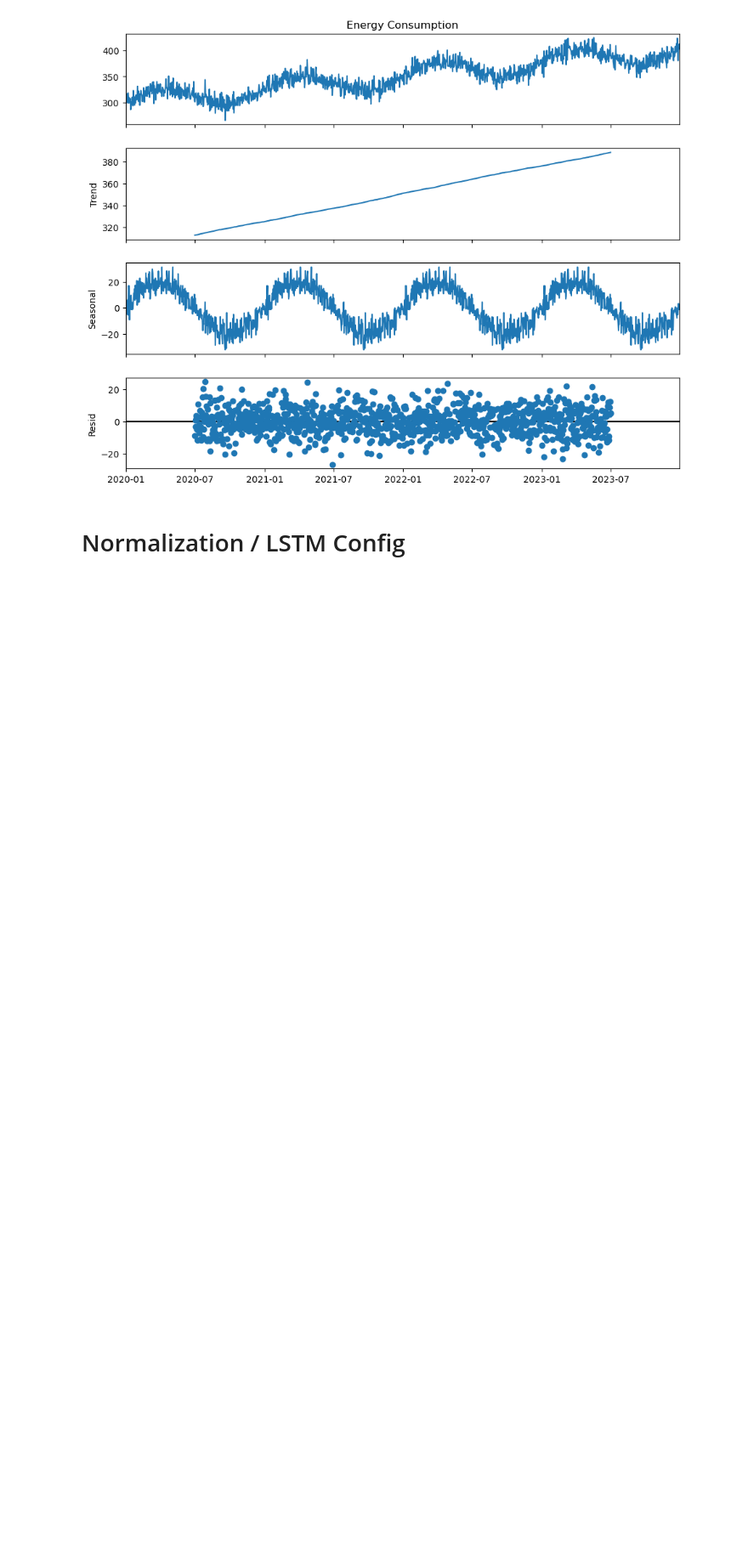
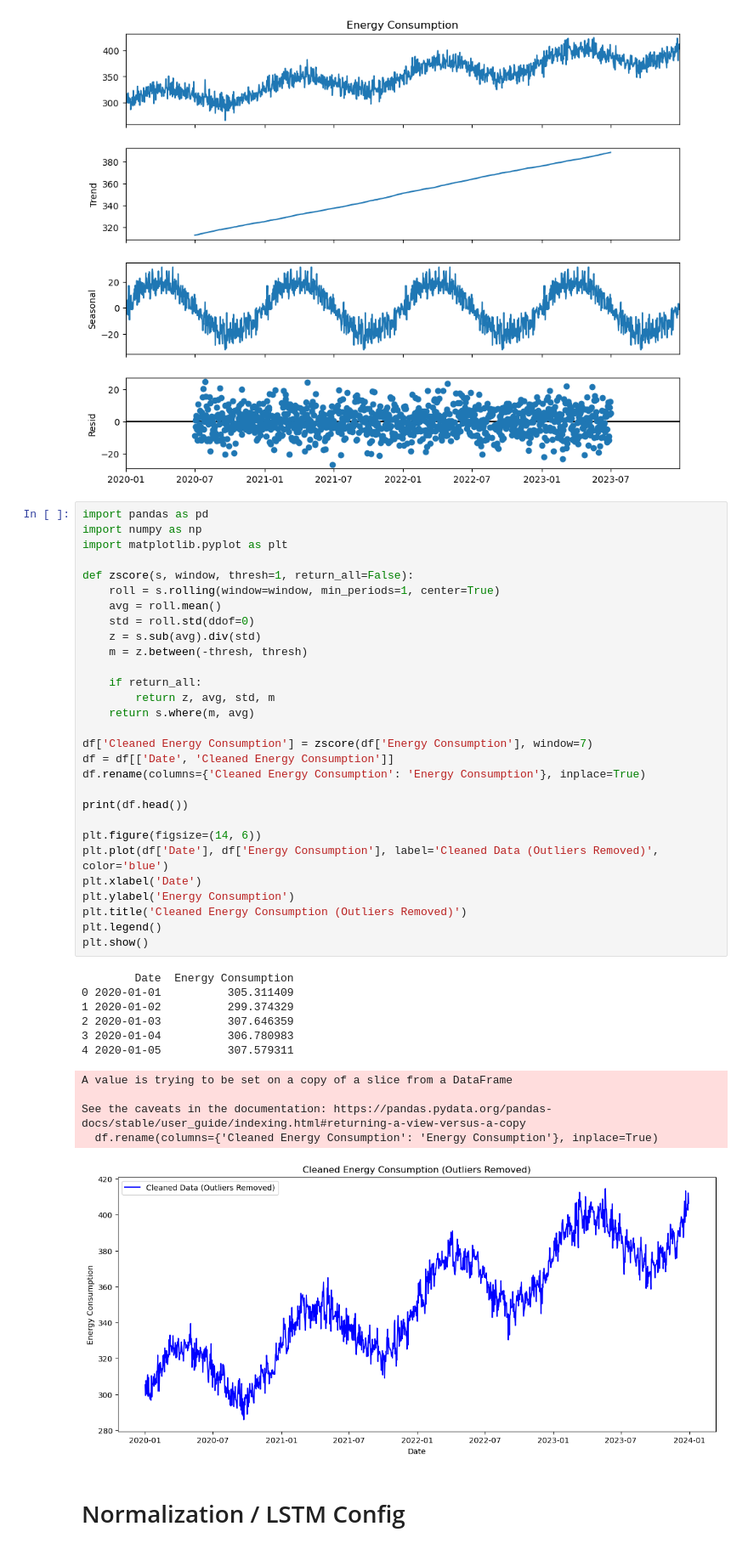
Before and after one commit to AbdelmajidBen/Transfert_Learning, a Jupyter notebook: deep_learning/Models/exercice3_final.ipynb, the cells around one changed output. Shown at 85% size. Drawn from its saved outputs; the diff is of its cells as text; blank space fills up the shorter version.

```diff
--- a/deep_learning/Models/exercice3_final.ipynb
+++ b/deep_learning/Models/exercice3_final.ipynb
@@ -236,6 +236,47 @@ fig.set_size_inches(10, 8)
 plt.show()
 # %% [output]
 [figure]
+# %%
+import pandas as pd
+import numpy as np
+import matplotlib.pyplot as plt
+
+def zscore(s, window, thresh=1, return_all=False):
+    roll = s.rolling(window=window, min_periods=1, center=True)
+    avg = roll.mean()
+    std = roll.std(ddof=0)
+    z = s.sub(avg).div(std)
+    m = z.between(-thresh, thresh)
+
+    if return_all:
+        return z, avg, std, m
+    return s.where(m, avg)
+
+df['Cleaned Energy Consumption'] = zscore(df['Energy Consumption'], window=7)
+df = df[['Date', 'Cleaned Energy Consumption']]
+df.rename(columns={'Cleaned Energy Consumption': 'Energy Consumption'}, inplace=True)
+
+print(df.head())
+
+plt.figure(figsize=(14, 6))
+plt.plot(df['Date'], df['Energy Consumption'], label='Cleaned Data (Outliers Removed)', color='blue')
+plt.xlabel('Date')
+plt.ylabel('Energy Consumption')
+plt.title('Cleaned Energy Consumption (Outliers Removed)')
+plt.legend()
+plt.show()
+# %% [output]
+        Date  Energy Consumption
+0 2020-01-01          305.311409
+1 2020-01-02          299.374329
+2 2020-01-03          307.646359
+3 2020-01-04          306.780983
+4 2020-01-05          307.579311
+A value is trying to be set on a copy of a slice from a DataFrame
+
+See the caveats in the documentation: https://pandas.pydata.org/pandas-docs/stable/user_guide/indexing.html#returning-a-view-versus-a-copy
+  df.rename(columns={'Cleaned Energy Consumption': 'Energy Consumption'}, inplace=True)
+[figure, added]
 # %% [markdown]
 # Normalization / LSTM Config
 # %%
```
Also changed, not shown: parts of 6 cells of this notebook, 2 other files.
